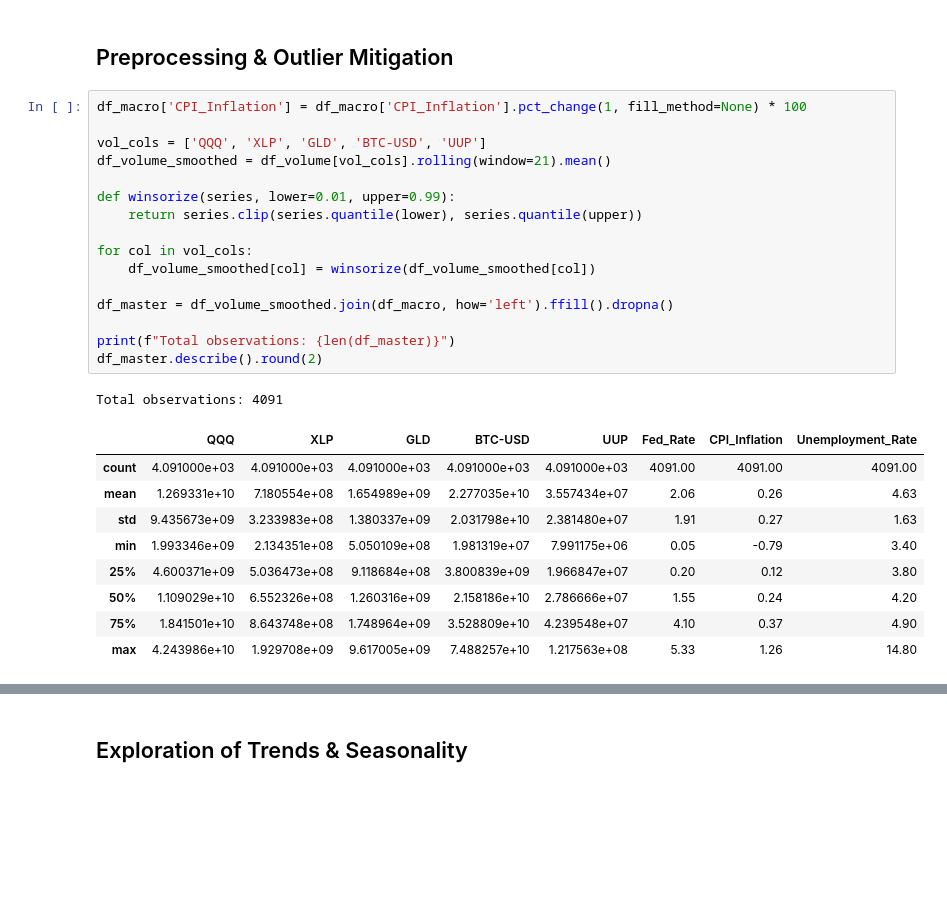
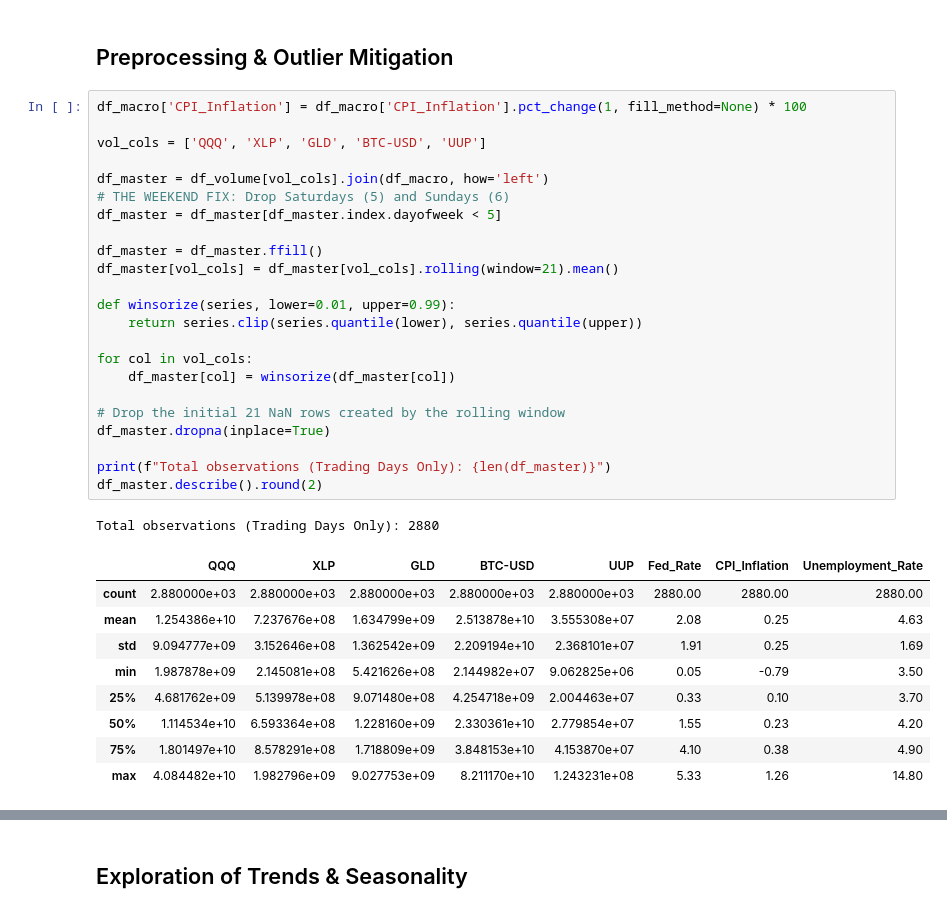
Before and after one commit to Aaguilar123/Macro-Liquidity-Asset-Leaderboard-Forecast, a Jupyter notebook: shared_eda/EDA.ipynb, the cells around one changed output, grey strips where cells are left out. Cells and saved outputs as stored; diff of their text form; blank space fills up the shorter version.

```diff
--- a/shared_eda/EDA.ipynb
+++ b/shared_eda/EDA.ipynb
@@ -53,27 +53,34 @@ dtype: int64
 # %%
 df_macro['CPI_Inflation'] = df_macro['CPI_Inflation'].pct_change(1, fill_method=None) * 100
 
 vol_cols = ['QQQ', 'XLP', 'GLD', 'BTC-USD', 'UUP']
-df_volume_smoothed = df_volume[vol_cols].rolling(window=21).mean()
+
+df_master = df_volume[vol_cols].join(df_macro, how='left')
+# THE WEEKEND FIX: Drop Saturdays (5) and Sundays (6)
+df_master = df_master[df_master.index.dayofweek < 5]
+
+df_master = df_master.ffill()
+df_master[vol_cols] = df_master[vol_cols].rolling(window=21).mean()
 
 def winsorize(series, lower=0.01, upper=0.99):
     return series.clip(series.quantile(lower), series.quantile(upper))
 
 for col in vol_cols:
-    df_volume_smoothed[col] = winsorize(df_volume_smoothed[col])
+    df_master[col] = winsorize(df_master[col])
 
-df_master = df_volume_smoothed.join(df_macro, how='left').ffill().dropna()
+# Drop the initial 21 NaN rows created by the rolling window
+df_master.dropna(inplace=True)
 
-print(f"Total observations: {len(df_master)}")
+print(f"Total observations (Trading Days Only): {len(df_master)}")
 df_master.describe().round(2)
 # %% [output]
-Total observations: 4091
+Total observations (Trading Days Only): 2880
 |  | QQQ | XLP | GLD | BTC-USD | UUP | Fed_Rate | CPI_Inflation | Unemployment_Rate |
-| count | 4.091000e+03 | 4.091000e+03 | 4.091000e+03 | 4.091000e+03 | 4.091000e+03 | 4091.00 | 4091.00 | 4091.00 |
-| mean | 1.269331e+10 | 7.180554e+08 | 1.654989e+09 | 2.277035e+10 | 3.557434e+07 | 2.06 | 0.26 | 4.63 |
-| std | 9.435673e+09 | 3.233983e+08 | 1.380337e+09 | 2.031798e+10 | 2.381480e+07 | 1.91 | 0.27 | 1.63 |
-| min | 1.993346e+09 | 2.134351e+08 | 5.050109e+08 | 1.981319e+07 | 7.991175e+06 | 0.05 | -0.79 | 3.40 |
-| 25% | 4.600371e+09 | 5.036473e+08 | 9.118684e+08 | 3.800839e+09 | 1.966847e+07 | 0.20 | 0.12 | 3.80 |
-| 50% | 1.109029e+10 | 6.552326e+08 | 1.260316e+09 | 2.158186e+10 | 2.786666e+07 | 1.55 | 0.24 | 4.20 |
-| 75% | 1.841501e+10 | 8.643748e+08 | 1.748964e+09 | 3.528809e+10 | 4.239548e+07 | 4.10 | 0.37 | 4.90 |
-| max | 4.243986e+10 | 1.929708e+09 | 9.617005e+09 | 7.488257e+10 | 1.217563e+08 | 5.33 | 1.26 | 14.80 |
+| count | 2.880000e+03 | 2.880000e+03 | 2.880000e+03 | 2.880000e+03 | 2.880000e+03 | 2880.00 | 2880.00 | 2880.00 |
+| mean | 1.254386e+10 | 7.237676e+08 | 1.634799e+09 | 2.513878e+10 | 3.555308e+07 | 2.08 | 0.25 | 4.63 |
+| std | 9.094777e+09 | 3.152646e+08 | 1.362542e+09 | 2.209194e+10 | 2.368101e+07 | 1.91 | 0.25 | 1.69 |
+| min | 1.987878e+09 | 2.145081e+08 | 5.421626e+08 | 2.144982e+07 | 9.062825e+06 | 0.05 | -0.79 | 3.50 |
+| 25% | 4.681762e+09 | 5.139978e+08 | 9.071480e+08 | 4.254718e+09 | 2.004463e+07 | 0.33 | 0.10 | 3.70 |
+| 50% | 1.114534e+10 | 6.593364e+08 | 1.228160e+09 | 2.330361e+10 | 2.779854e+07 | 1.55 | 0.23 | 4.20 |
+| 75% | 1.801497e+10 | 8.578291e+08 | 1.718809e+09 | 3.848153e+10 | 4.153870e+07 | 4.10 | 0.38 | 4.90 |
+| max | 4.084482e+10 | 1.982796e+09 | 9.027753e+09 | 8.211170e+10 | 1.243231e+08 | 5.33 | 1.26 | 14.80 |
```
Also changed, not shown: parts of 11 cells of this notebook.
